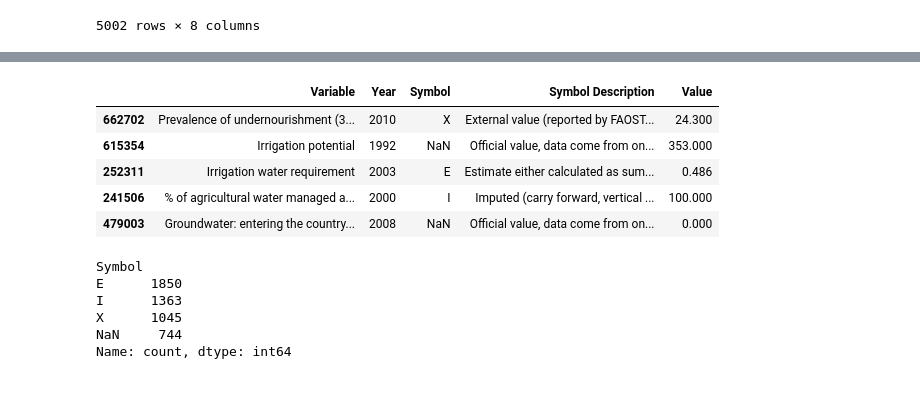
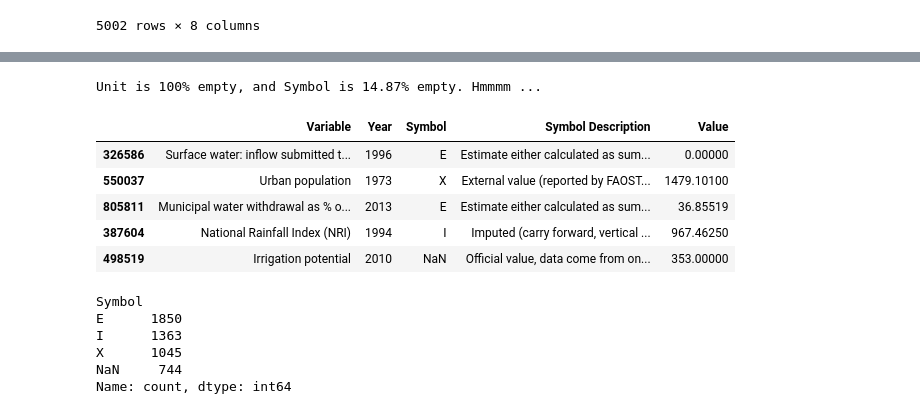
Before and after one commit to timkofu/datastories, a Jupyter notebook: Water/Water.ipynb, the cells around one changed output, grey strips where cells are left out. Saved outputs shown, nothing was run; the diff lists cells and outputs as text; code cells hidden in the pictures.

```diff
--- a/Water/Water.ipynb
+++ b/Water/Water.ipynb
@@ -98,12 +114,16 @@ country
+# %%
+print(f"Unit is 100% empty, and Symbol is {((744/5002) * 100):.2f}% empty. Hmmmm ...")
+# %% [output]
+Unit is 100% empty, and Symbol is 14.87% empty. Hmmmm ...
 # %%
-selekta = country[['Variable','Year','Symbol','Symbol Description','Value']].copy()
+country = country[['Variable','Year','Symbol','Symbol Description','Value']].copy()
 # %%
-selekta.sample(n=5)
+country.sample(n=5)
 # %% [output]
 |  | Variable | Year | Symbol | Symbol Description | Value |
-| 662702 | Prevalence of undernourishment (3... | 2010 | X | External value (reported by FAOST... | 24.300 |
-| 615354 | Irrigation potential | 1992 | NaN | Official value, data come from on... | 353.000 |
-| 252311 | Irrigation water requirement | 2003 | E | Estimate either calculated as sum... | 0.486 |
-| 241506 | % of agricultural water managed a... | 2000 | I | Imputed (carry forward, vertical ... | 100.000 |
-| 479003 | Groundwater: entering the country... | 2008 | NaN | Official value, data come from on... | 0.000 |
+| 326586 | Surface water: inflow submitted t... | 1996 | E | Estimate either calculated as sum... | 0.00000 |
+| 550037 | Urban population | 1973 | X | External value (reported by FAOST... | 1479.10100 |
+| 805811 | Municipal water withdrawal as % o... | 2013 | E | Estimate either calculated as sum... | 36.85519 |
+| 387604 | National Rainfall Index (NRI) | 1994 | I | Imputed (carry forward, vertical ... | 967.46250 |
+| 498519 | Irrigation potential | 2010 | NaN | Official value, data come from on... | 353.00000 |
 # %%
```
Also changed, not shown: parts of 20 cells of this notebook.
